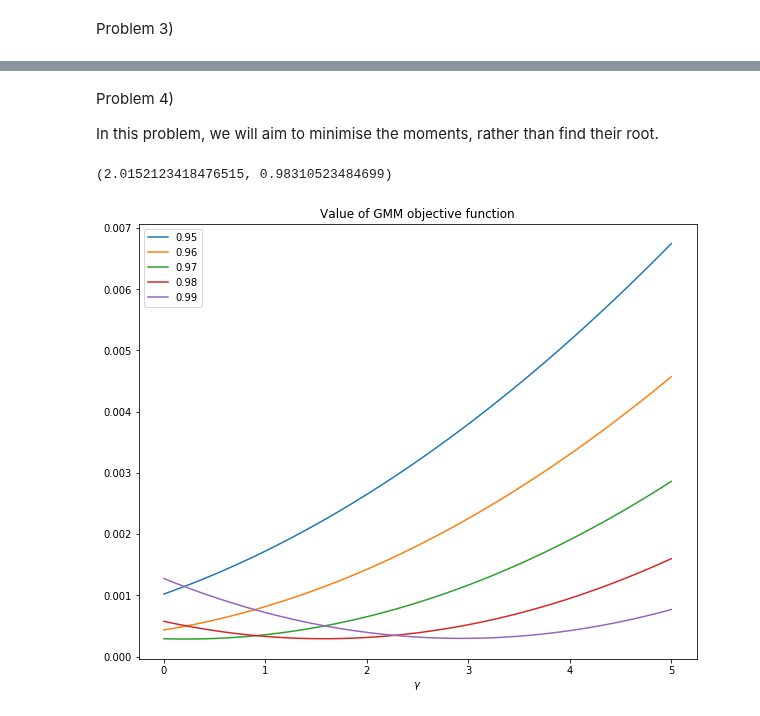
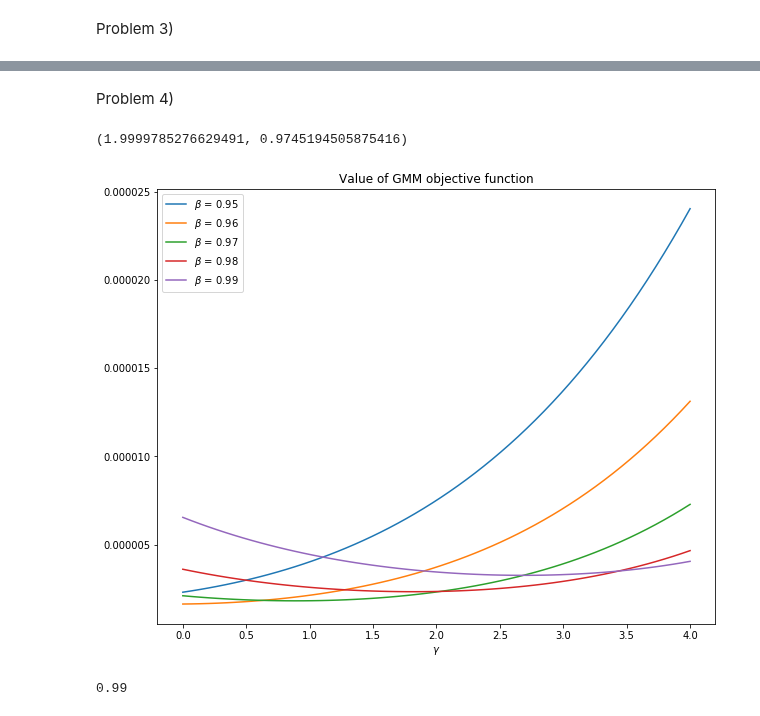
Before and after one commit to natashawatkins/BootCamp2018, a Jupyter notebook: Probsets/Econ/Probset6/asset-pricing.ipynb, the cells around one changed output, grey strips where cells are left out. Drawn from its saved outputs; the diff is of its cells as text; code cells hidden in the pictures.

```diff
--- a/Probsets/Econ/Probset6/asset-pricing.ipynb
+++ b/Probsets/Econ/Probset6/asset-pricing.ipynb
@@ -17,17 +17,17 @@ Problem 1)
 # %%
 β = 0.99
 # %%
-c = fred.get_series('PCECC96')            # Real personal consumption expenditures
-gdp_deflator = fred.get_series('GDPDEF')  # GDP deflator
-index = fred.get_series('WILL5000INDFC')  # Return to US stock market
-riskfree = fred.get_series('TB3MS')       # Risk-free rate
+c = fred.get_series('PCECC96').fillna(method='ffill')            # Real personal consumption expenditures
+gdp_deflator = fred.get_series('GDPDEF').fillna(method='ffill')  # GDP deflator
+index = fred.get_series('WILL5000INDFC').fillna(method='ffill')  # Return to US stock market
+riskfree = fred.get_series('TB3MS').fillna(method='ffill')       # Risk-free rate
 # %%
 index = index.resample('QS').first()      # Resample to quarterly data
 rf = riskfree.resample('QS').first() / 100
 # %%
 gdp_deflator = gdp_deflator.resample('QS').first()
-real_index = index / (gdp_deflator)
-R = real_index /real_index.shift(1)  # Calculate gross quarterly real returns
+real_index = index / (gdp_deflator / 100)
+R = real_index / real_index.shift(1)  # Calculate gross quarterly real returns
 # %%
 # Resample data to equal length
 start_year = '1971'
@@ -68,7 +75,5 @@ array(4.51842318)
-# %% [markdown]
-Problem 4)
-
-In this problem, we will aim to minimise the moments, rather than find their root.
+# %% [markdown]
+Problem 4)
 # %%
 def objective3(params, c, R, rf):
 
@@ -83,21 +88,21 @@ def objective3(params, c, R, rf):
     m = m[1:]
     R = R[1:]
     covariance = np.cov(m, R)[0, 1]
-    moments[0] = 1 - covariance - m.mean() * R.mean()
+    moments[0] = (1 - covariance - m.mean() * R.mean())**2
 
-    rf = rf[0]
-    moments[1] = 1 + rf - 1 / np.mean(m)
+    rf = rf[1:]
+    moments[1] = np.mean((1 + rf - 1 / m)**2)
 
     return moments.T @ W @ moments
 # %%
-γ_gmm, β_gmm = minimize(objective3, [2, 2], args=(c, R, rf)).x
+γ_gmm, β_gmm = minimize(objective3, [2, 2], args=(c, R, rf), method='L-BFGS-B', bounds=((1e-3, None), (1e-3, 1))).x
 γ_gmm, β_gmm
 # %% [output]
-(2.0152123418476515, 0.98310523484699)
+(1.9999785276629491, 0.9745194505875416)
 # %%
 n = 60
 N = 5
-γ_grid = np.linspace(0, 5, n)
+γ_grid = np.linspace(0, 4, n)
 β_grid = np.linspace(0.95, 0.99, N)
 
 gmm_values = np.empty((n, N))
@@ -107,10 +112,14 @@ for i in range(n):
 # %%
 plt.figure(figsize=(10, 8))
 for j in range(N):
-    plt.plot(γ_grid, gmm_values[:, j], label=f'{β_grid[j]:.2f}')
+    plt.plot(γ_grid, gmm_values[:, j], label=rf'$\beta$ = {β_grid[j]:.2f}')
 plt.title('Value of GMM objective function')
 plt.xlabel('$\gamma$')
 plt.legend()
 plt.show()
 # %% [output]
-[figure, old version]
+[figure, new version]
+# %%
+β
+# %% [output]
+0.99
```
Also changed, not shown: parts of 4 cells of this notebook, 1 other file.
